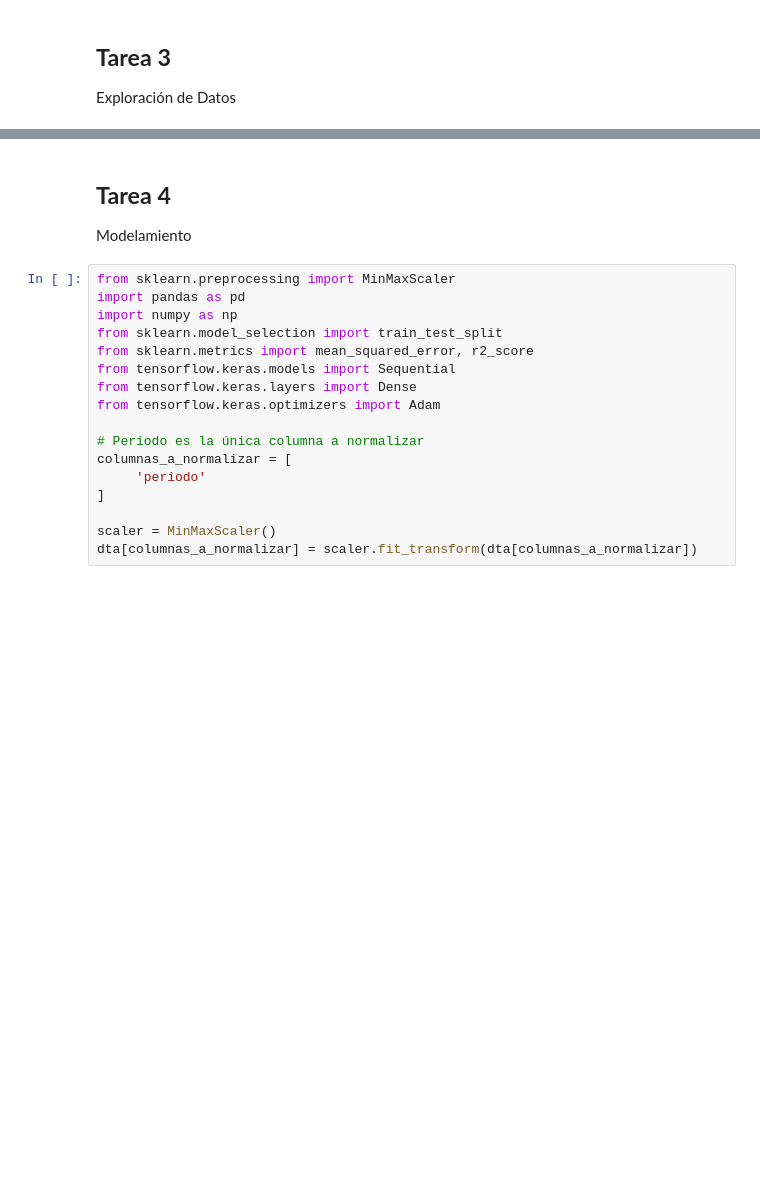
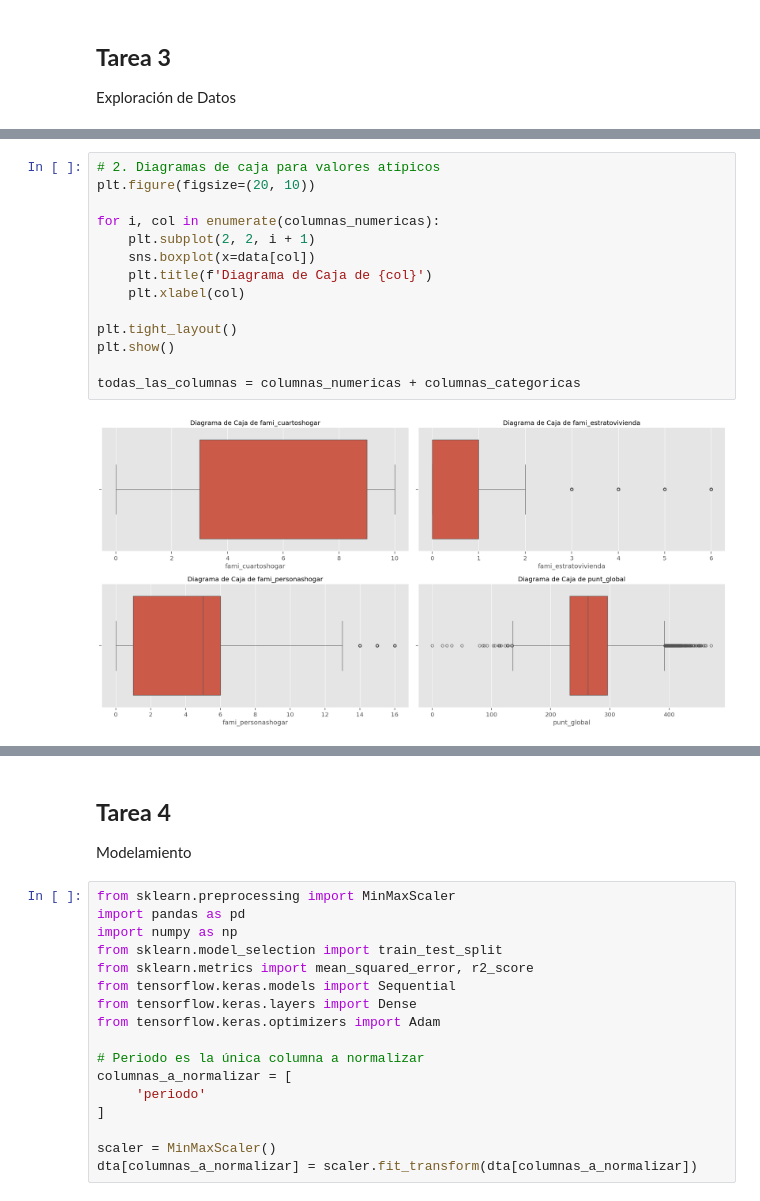
Before and after one commit to cduquee/Proyecto3_Analitica, a Jupyter notebook: tareas/Tarea2.ipynb, the cells around one changed output, grey strips where cells are left out. Cells and saved outputs as stored; diff of their text form; blank space fills up the shorter version.

```diff
--- a/tareas/Tarea2.ipynb
+++ b/tareas/Tarea2.ipynb
@@ -395,0 +467,16 @@ Exploración de Datos
+# %%
+# 2. Diagramas de caja para valores atípicos
+plt.figure(figsize=(20, 10))
+
+for i, col in enumerate(columnas_numericas):
+    plt.subplot(2, 2, i + 1)
+    sns.boxplot(x=data[col])
+    plt.title(f'Diagrama de Caja de {col}')
+    plt.xlabel(col)
+
+plt.tight_layout()
+plt.show()
+
+todas_las_columnas = columnas_numericas + columnas_categoricas
+# %% [output]
+[figure, added]
```
Also changed, not shown: parts of 14 cells of this notebook.
